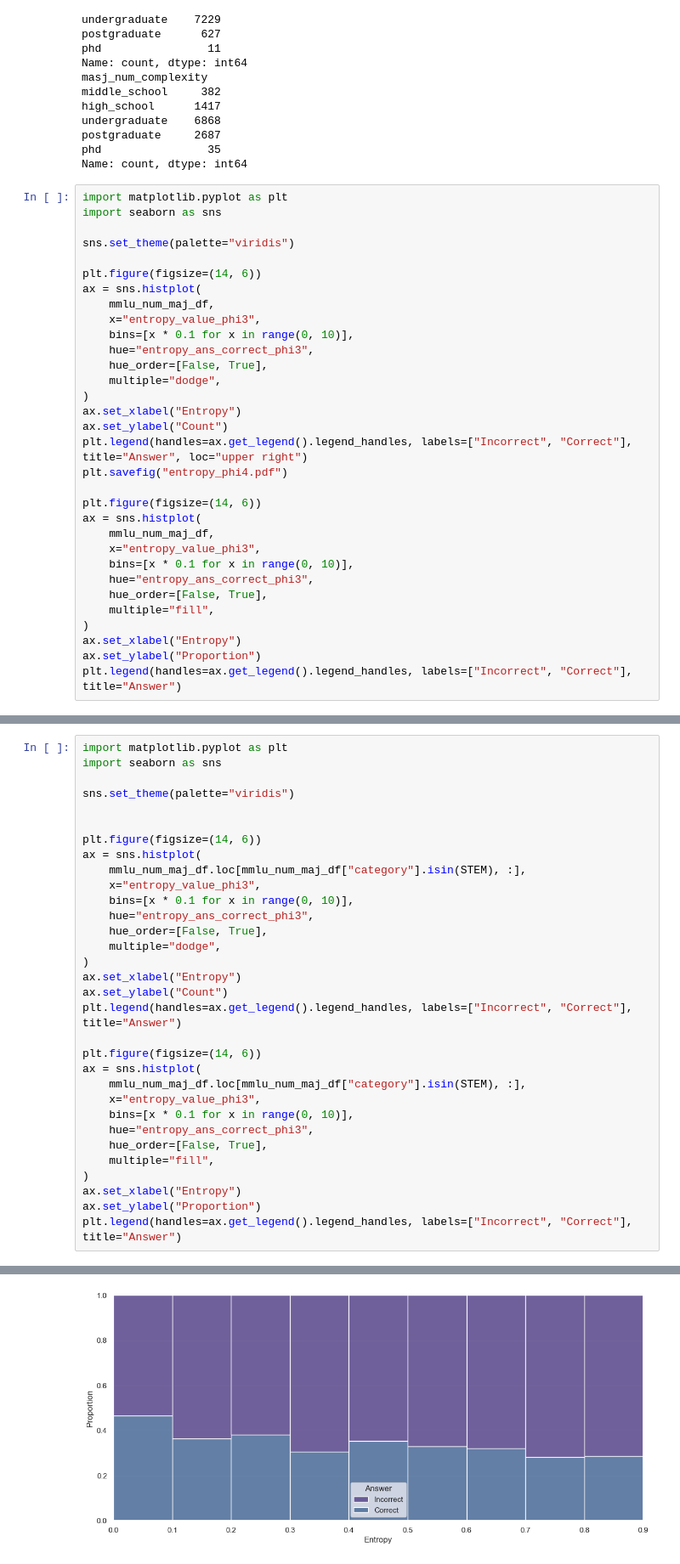
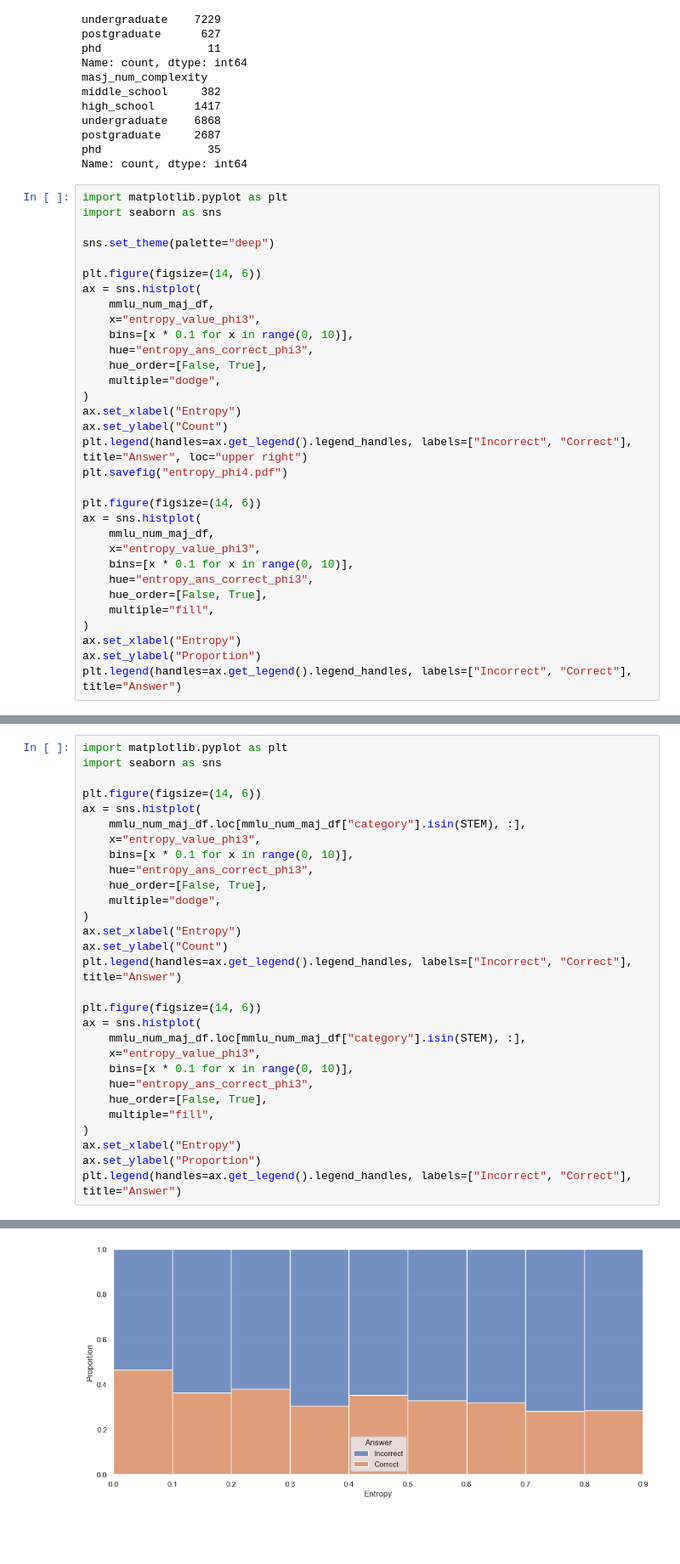
Before and after one commit to LabARSS/question-complextiy-estimation, a Jupyter notebook: notebooks/analysis_mmlu.ipynb, the cells around one changed output, grey strips where cells are left out. Shown at 85% size. Drawn from its saved outputs; the diff is of its cells as text; blank space fills up the shorter version.

```diff
--- a/notebooks/analysis_mmlu.ipynb
+++ b/notebooks/analysis_mmlu.ipynb
@@ -73,7 +73,7 @@ Name: count, dtype: int64
 import matplotlib.pyplot as plt
 import seaborn as sns
 
-sns.set_theme(palette="viridis")
+sns.set_theme(palette="deep")
 
 plt.figure(figsize=(14, 6))
 ax = sns.histplot(
@@ -108,9 +108,6 @@ plt.legend(handles=ax.get_legend().legend_handles, labels=["Incorrect", "Correct
 # %%
 import matplotlib.pyplot as plt
 import seaborn as sns
-
-sns.set_theme(palette="viridis")
-
 
 plt.figure(figsize=(14, 6))
 ax = sns.histplot(
@@ -143,4 +140,4 @@ plt.legend(handles=ax.get_legend().legend_handles, labels=["Incorrect", "Correct
-[figure, old version]
+[figure, new version]
 # %%
 import matplotlib.pyplot as plt
 import seaborn as sns
```
Also changed, not shown: parts of 14 cells of this notebook, 1 other file.
